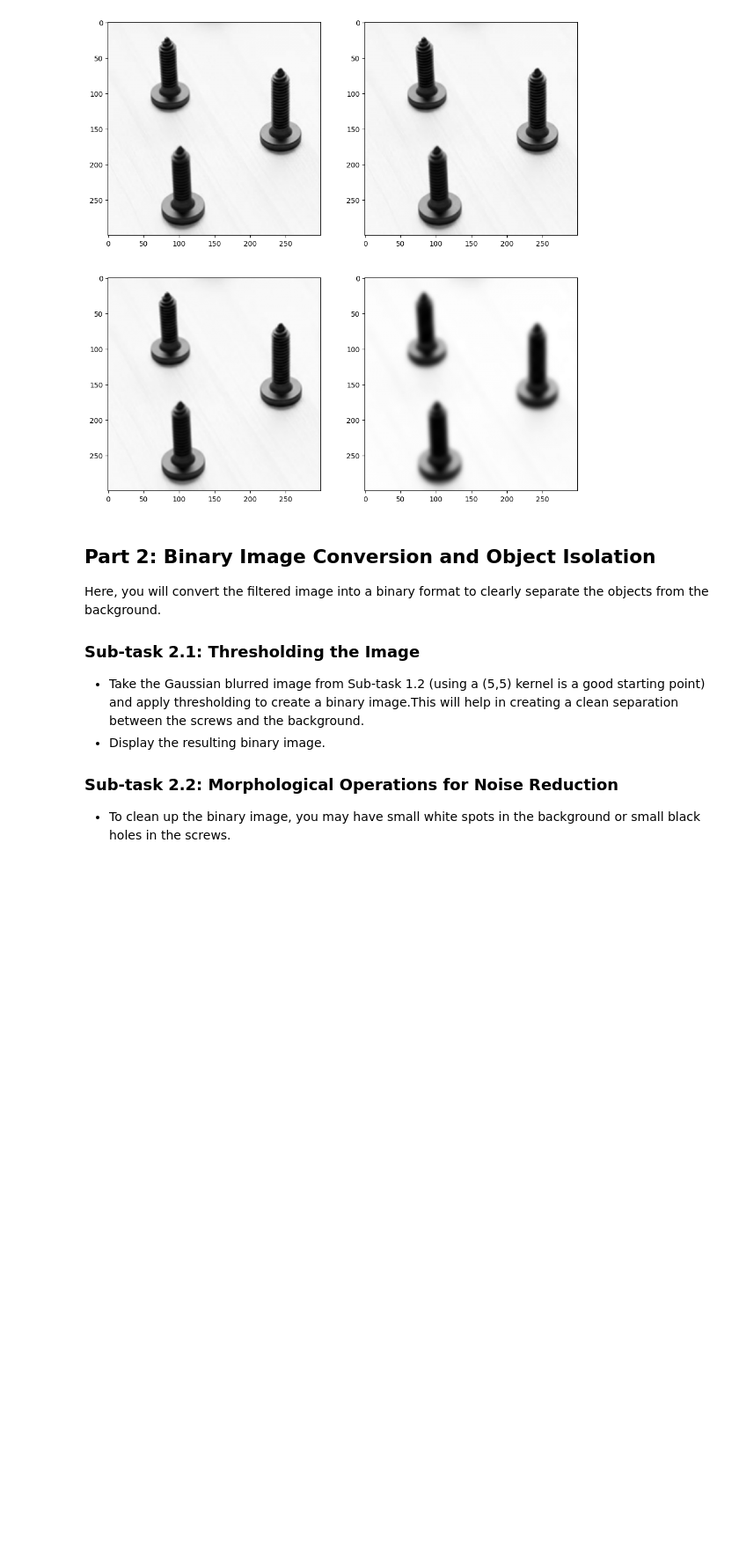
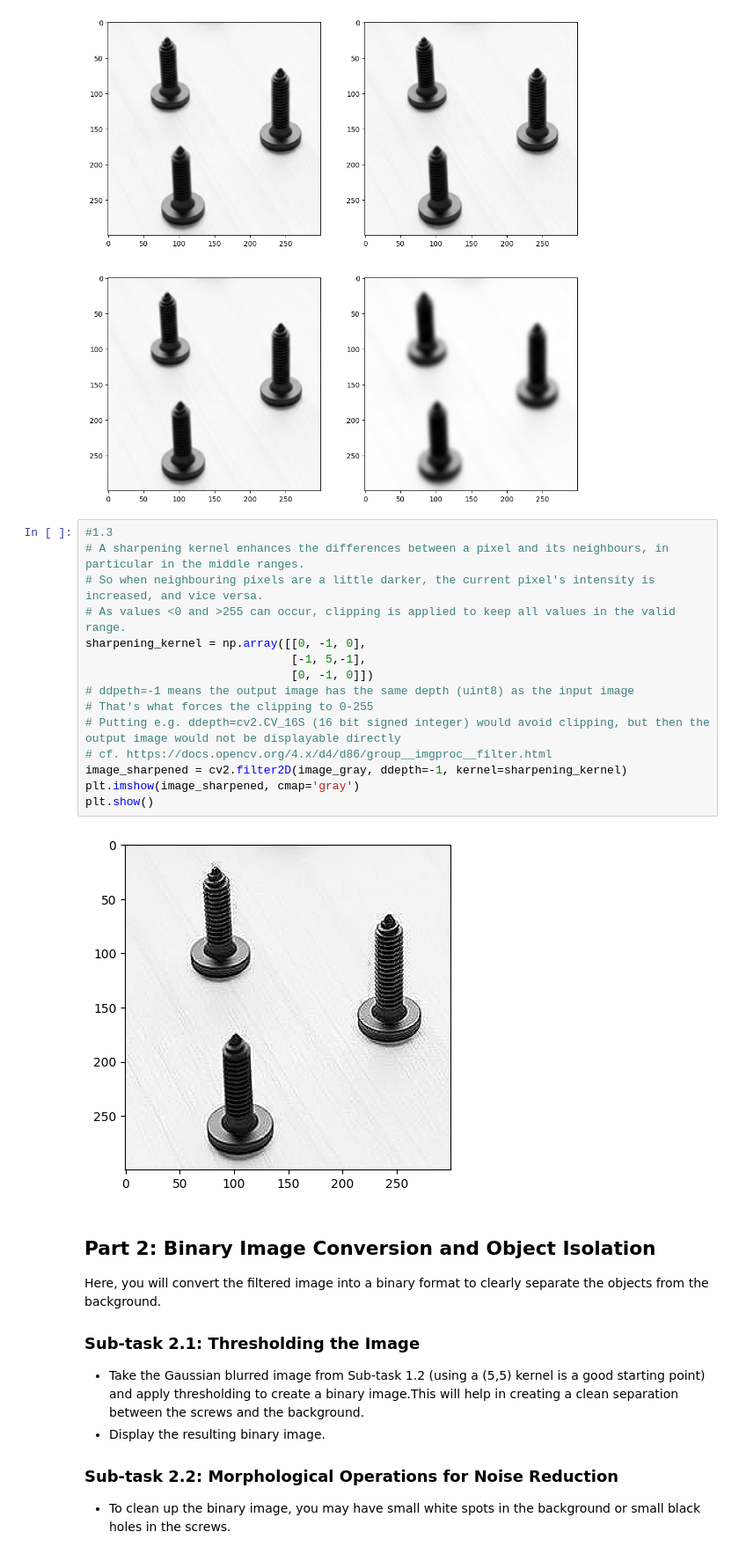
Before and after one commit to SailorJens/CV_Uni_Module, a Jupyter notebook: 3_12_Image_Filtering_and_Object_Detection.ipynb, the cells around one changed output. Shown at 88% size. Drawn from its saved outputs; the diff is of its cells as text; blank space fills up the shorter version.

```diff
--- a/3_12_Image_Filtering_and_Object_Detection.ipynb
+++ b/3_12_Image_Filtering_and_Object_Detection.ipynb
@@ -74,6 +74,23 @@ fig.show()
 Image shape: (300, 300, 3)
 [figure]
 [figure]
+# %%
+#1.3
+# A sharpening kernel enhances the differences between a pixel and its neighbours, in particular in the middle ranges.
+# So when neighbouring pixels are a little darker, the current pixel's intensity is increased, and vice versa.
+# As values <0 and >255 can occur, clipping is applied to keep all values in the valid range.
+sharpening_kernel = np.array([[0, -1, 0],
+                              [-1, 5,-1],
+                              [0, -1, 0]])
+# ddpeth=-1 means the output image has the same depth (uint8) as the input image
+# That's what forces the clipping to 0-255
+# Putting e.g. ddepth=cv2.CV_16S (16 bit signed integer) would avoid clipping, but then the output image would not be displayable directly
+# cf. https://docs.opencv.org/4.x/d4/d86/group__imgproc__filter.html
+image_sharpened = cv2.filter2D(image_gray, ddepth=-1, kernel=sharpening_kernel)
+plt.imshow(image_sharpened, cmap='gray')
+plt.show()
+# %% [output]
+[figure, added]
 # %% [markdown]
 ## Part 2: Binary Image Conversion and Object Isolation
 
```
Also changed, not shown: parts of 6 cells of this notebook, 1 other file.
